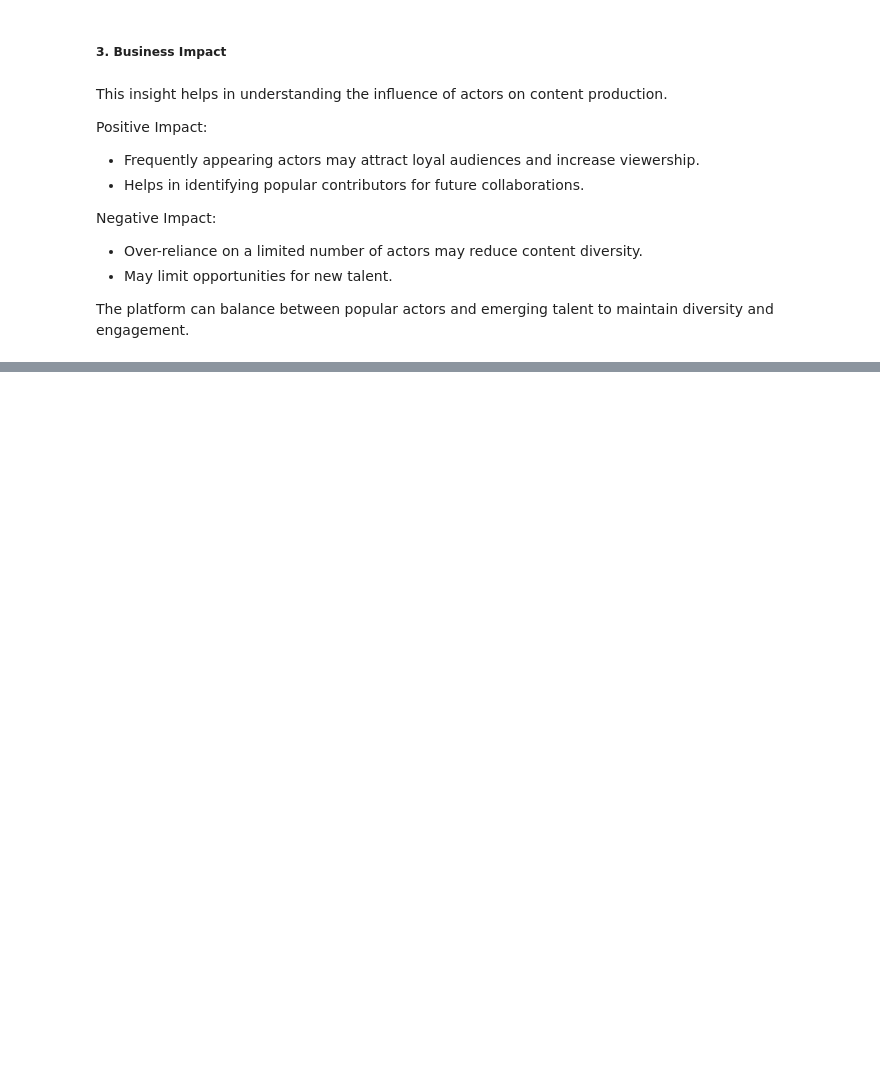
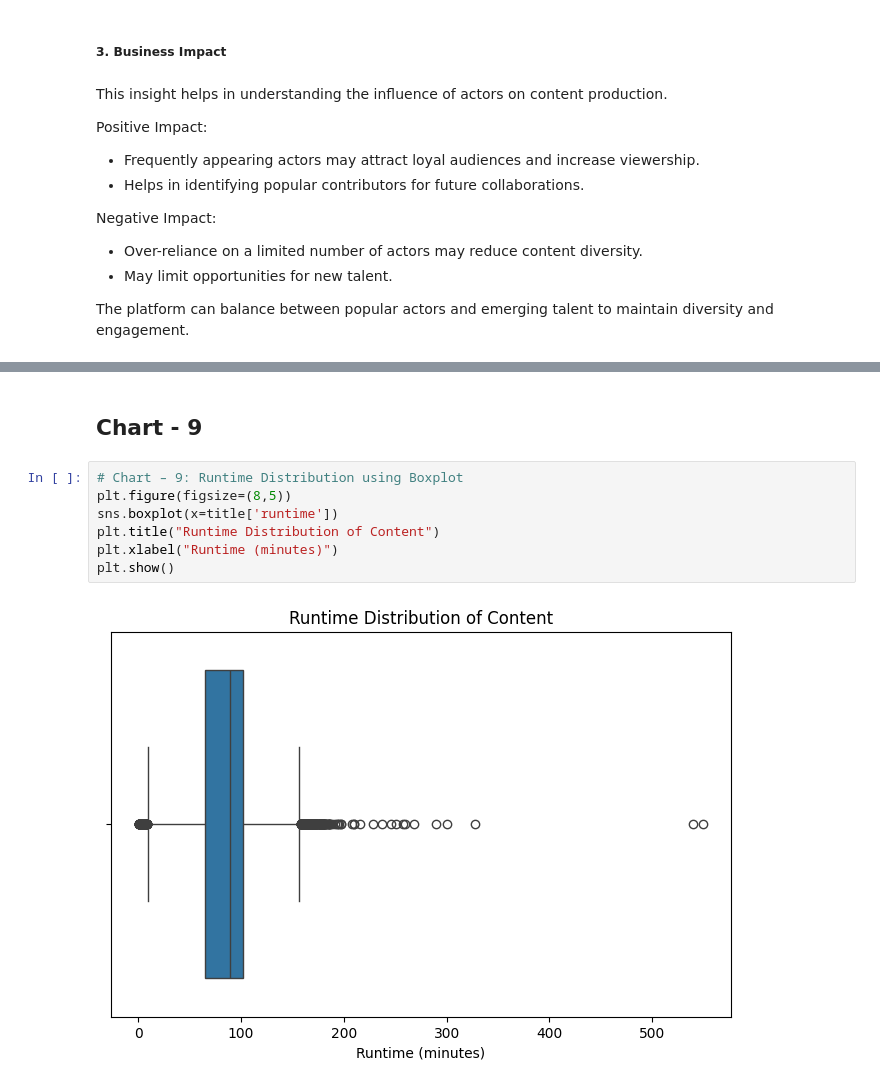
Before and after one commit to Snehamn24/Amazon-Prime-Video-EDA-and-Machine-Learning-Analysis, a Jupyter notebook: Amazon_Prime_EDA.ipynb, the cells around one changed output, grey strips where cells are left out. Cells and saved outputs as stored; diff of their text form; blank space fills up the shorter version.

```diff
--- a/Amazon_Prime_EDA.ipynb
+++ b/Amazon_Prime_EDA.ipynb
@@ -814,0 +863,11 @@ The platform can balance between popular actors and emerging talent to maintain
+# %% [markdown]
+## Chart - 9
+# %%
+# Chart – 9: Runtime Distribution using Boxplot
+plt.figure(figsize=(8,5))
+sns.boxplot(x=title['runtime'])
+plt.title("Runtime Distribution of Content")
+plt.xlabel("Runtime (minutes)")
+plt.show()
+# %% [output]
+[figure, added]
```
Also changed, not shown: parts of 38 cells of this notebook.
